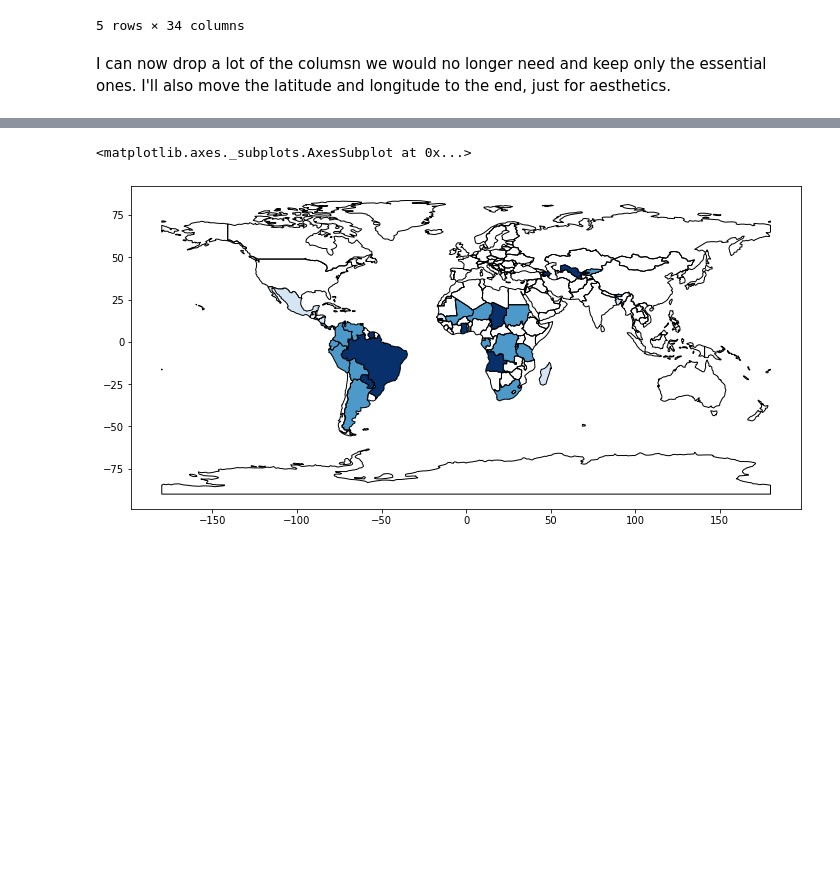
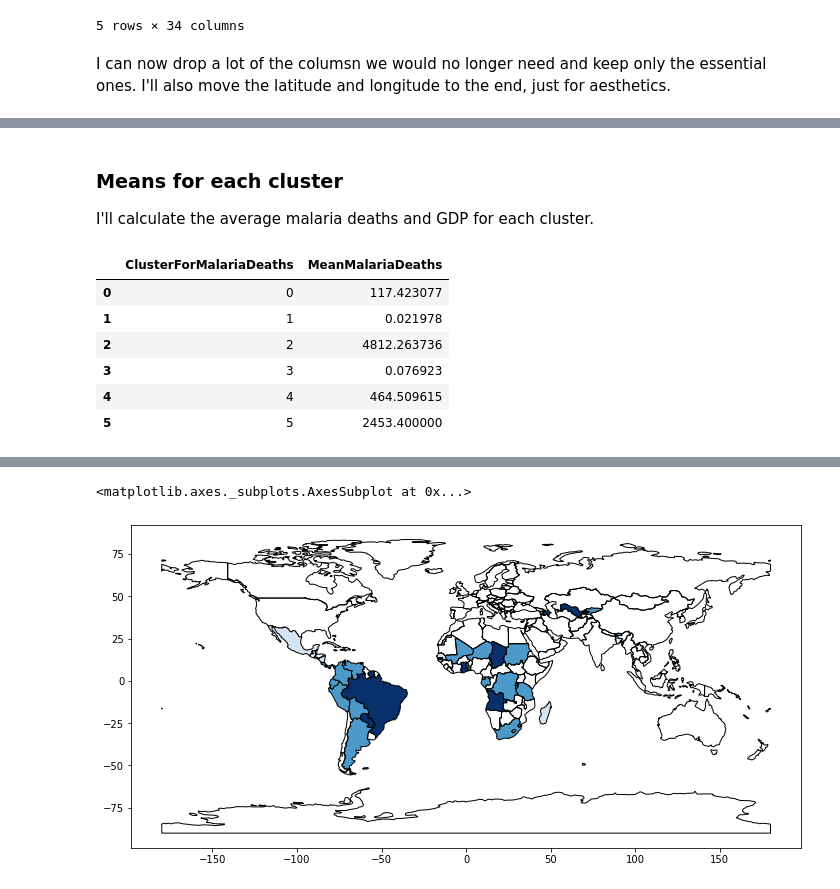
Before and after one commit to thilankam/MalariaAnalysis, a Jupyter notebook: Notebooks/Multiple clustering.ipynb, the cells around one changed output, grey strips where cells are left out. Drawn from its saved outputs; the diff is of its cells as text; code cells hidden in the pictures; blank space fills up the shorter version.

```diff
--- a/Notebooks/Multiple clustering.ipynb
+++ b/Notebooks/Multiple clustering.ipynb
@@ -184,3 +188,3 @@ map_data.head()
 # %%
 world = gpd.read_file(gpd.datasets.get_path('naturalearth_lowres'))
-world2 = world.merge(map_data, how = 'left', left_on = 'iso_a3', right_on = 'CountryCode')
+world = world.merge(map_data, how = 'left', left_on = 'iso_a3', right_on = 'CountryCode')
@@ -198,0 +195,17 @@ Index(['pop_est', 'continent', 'name', 'iso_a3', 'gdp_md_est', 'geometry',
+# %% [markdown]
+### Means for each cluster
+
+I'll calculate the average malaria deaths and GDP for each cluster.
+# %%
+# For Malaria Deaths
+grouped_malaria_deaths = world.dropna()[["MeanMalariaDeaths", "ClusterForMalariaDeaths"]]
+grouped_malaria_deaths = grouped_malaria_deaths.groupby(['ClusterForMalariaDeaths']).mean().reset_index()
+grouped_malaria_deaths
+# %% [output]
+|  | ClusterForMalariaDeaths | MeanMalariaDeaths |
+| 0 | 0 | 117.423077 |
+| 1 | 1 | 0.021978 |
+| 2 | 2 | 4812.263736 |
+| 3 | 3 | 0.076923 |
+| 4 | 4 | 464.509615 |
+| 5 | 5 | 2453.400000 |
```
Also changed, not shown: parts of 10 cells of this notebook.
